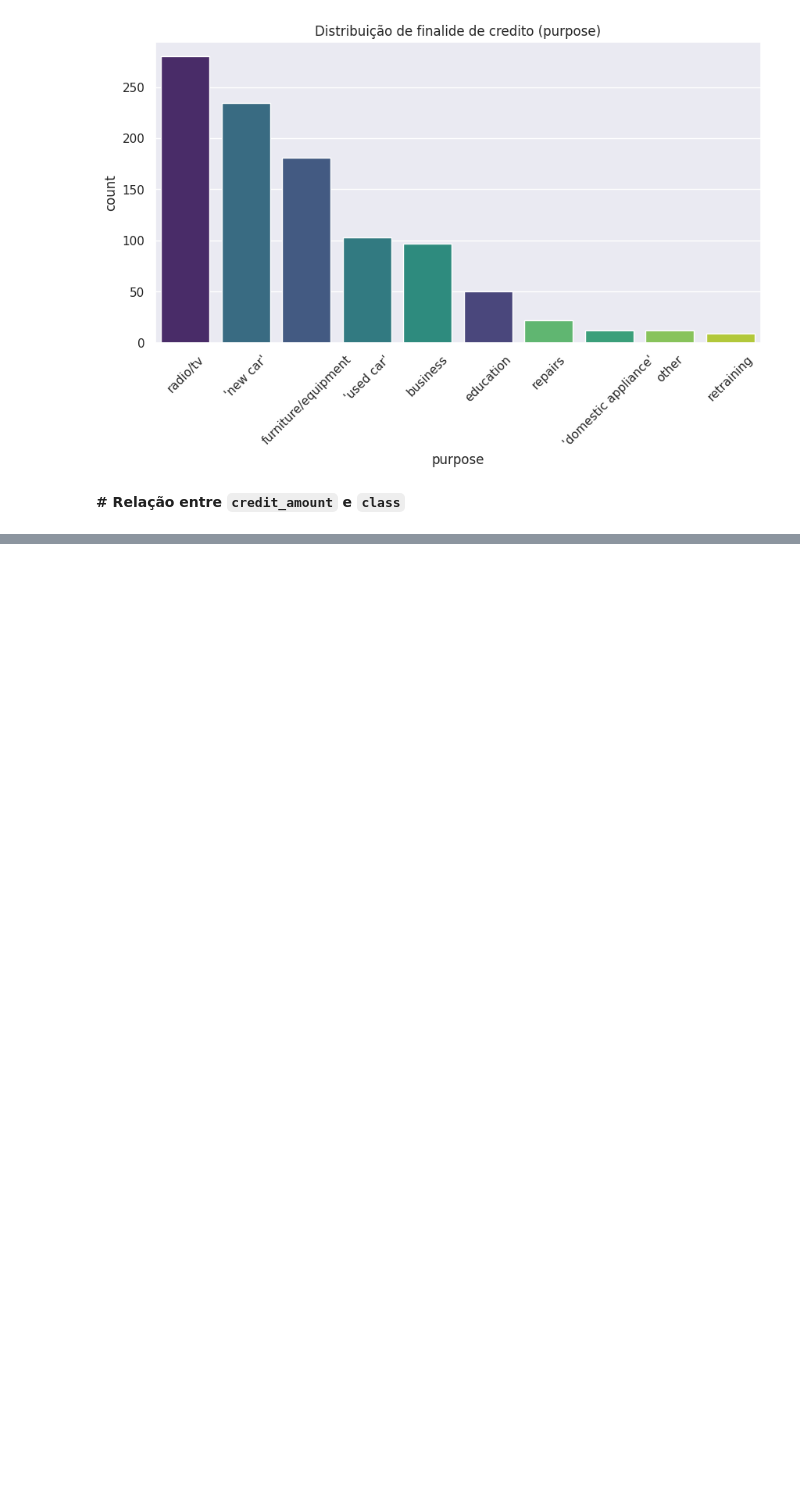
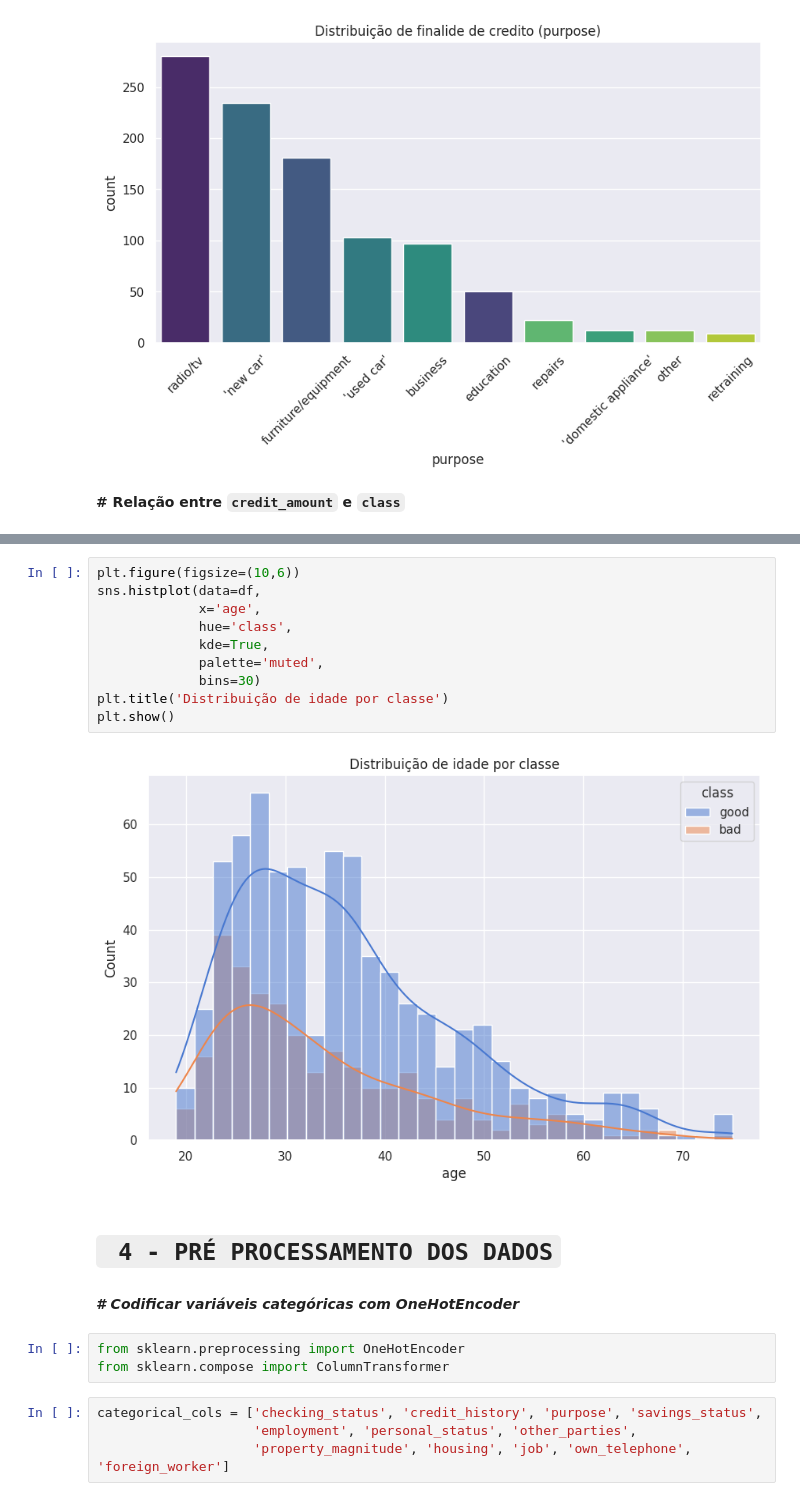
Before and after one commit to Souzadfs/Data_Science, a Jupyter notebook: Analista_de_dados.ipynb, the cells around one changed output, grey strips where cells are left out. Cells and saved outputs as stored; diff of their text form; blank space fills up the shorter version.

```diff
--- a/Analista_de_dados.ipynb
+++ b/Analista_de_dados.ipynb
@@ -172,2 +178,25 @@ plot.show()
 # %% [output]
 [figure]
+# %%
+plt.figure(figsize=(10,6))
+sns.histplot(data=df,
+             x='age',
+             hue='class',
+             kde=True,
+             palette='muted',
+             bins=30)
+plt.title('Distribuição de idade por classe')
+plt.show()
+# %% [output]
+[figure, added]
+# %% [markdown]
+# **` 4 - PRÉ PROCESSAMENTO DOS DADOS`**
+# %% [markdown]
+***# Codificar variáveis categóricas com OneHotEncoder***
+# %%
+from sklearn.preprocessing import OneHotEncoder
+from sklearn.compose import ColumnTransformer
+# %%
+categorical_cols = ['checking_status', 'credit_history', 'purpose', 'savings_status',
+                    'employment', 'personal_status', 'other_parties',
+                    'property_magnitude', 'housing', 'job', 'own_telephone', 'foreign_worker']
```
Also changed, not shown: parts of 15 cells of this notebook.
